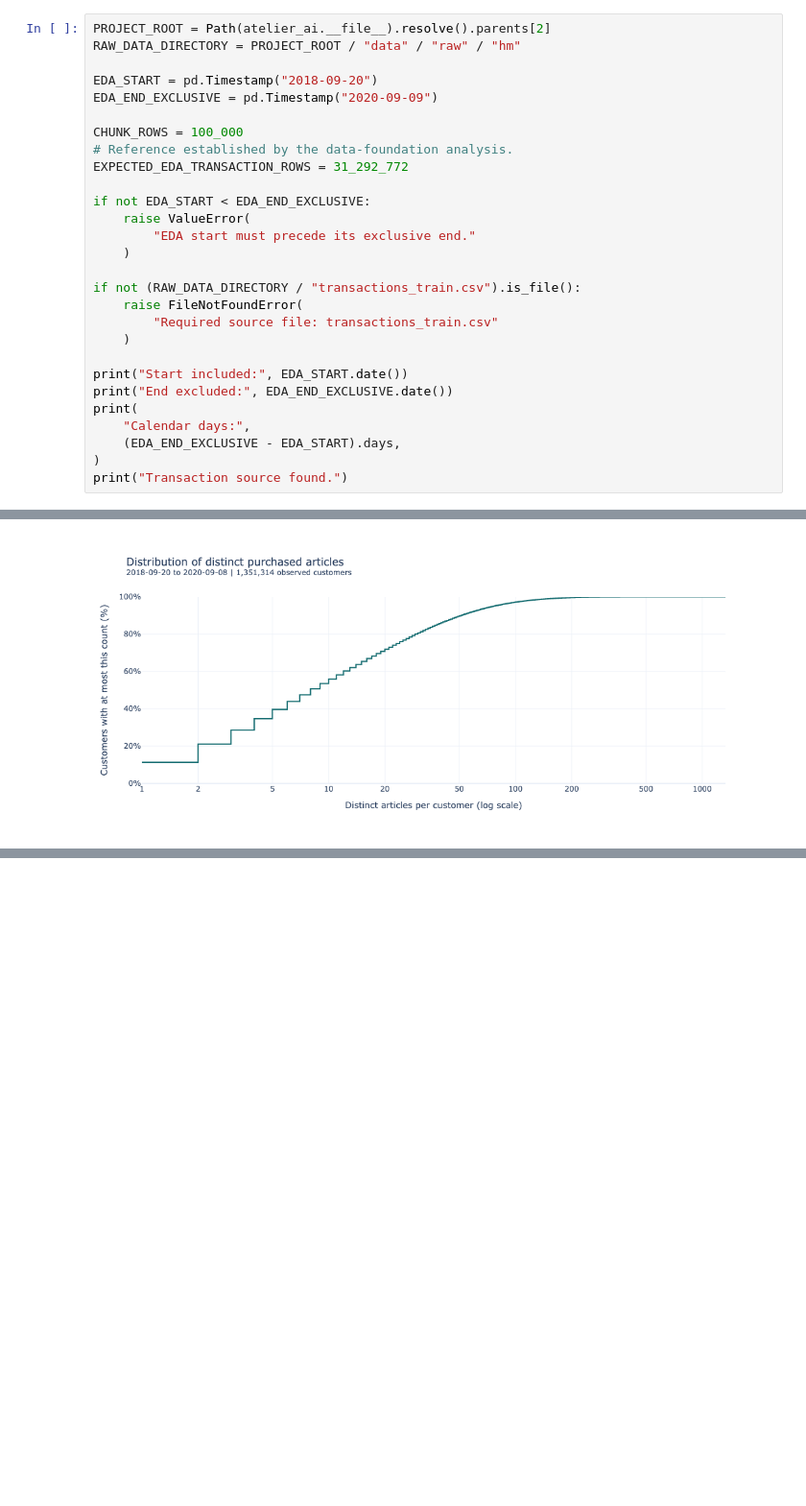
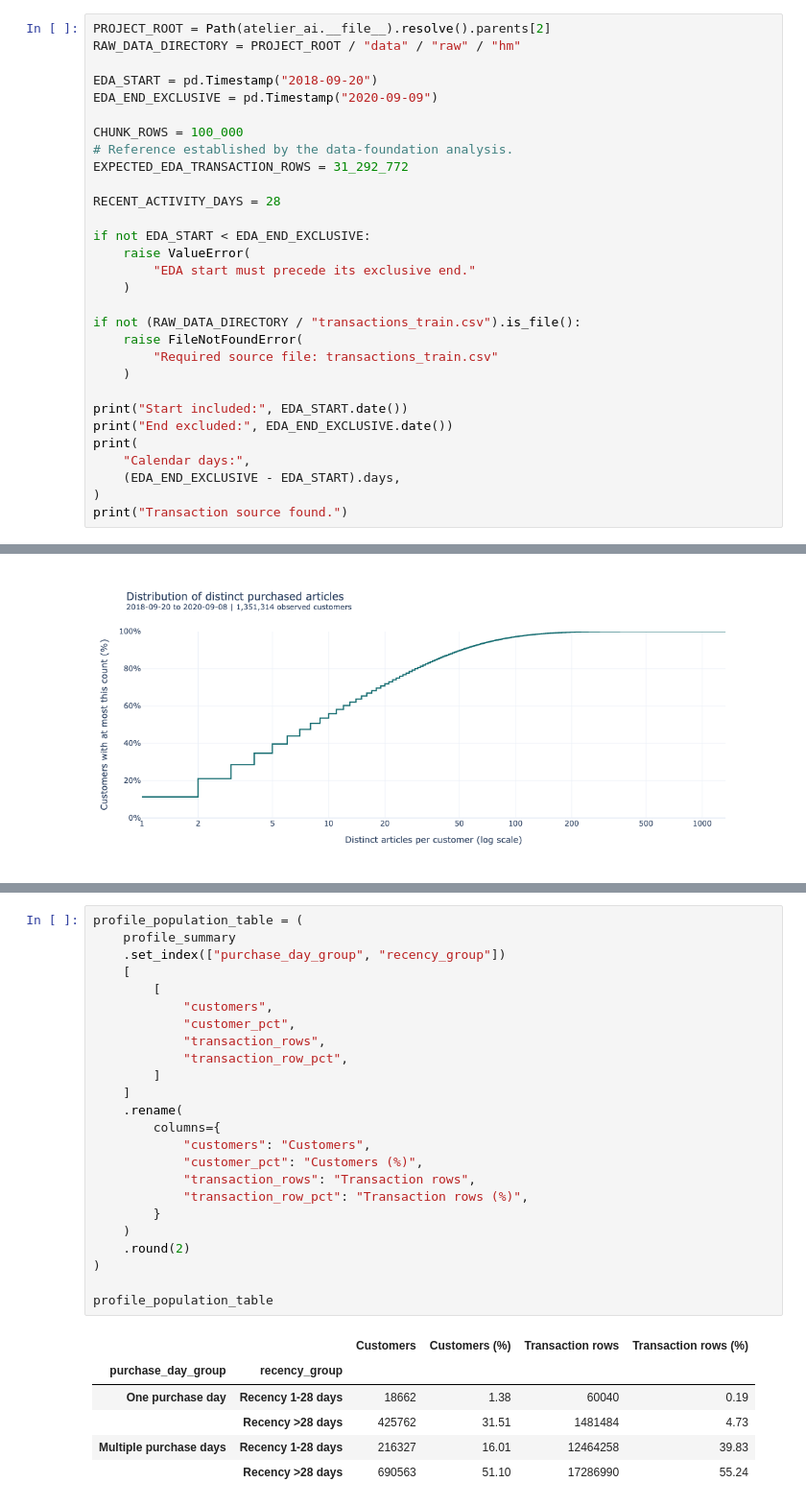
Before and after one commit to Songhai9/atelier-ai-project, a Jupyter notebook: notebooks/behavioral_eda.ipynb, the cells around one changed output, grey strips where cells are left out. Shown at 96% size. Drawn from its saved outputs; the diff is of its cells as text; blank space fills up the shorter version.

Commit message:
Observing measures through groups

```diff
--- a/notebooks/behavioral_eda.ipynb
+++ b/notebooks/behavioral_eda.ipynb
@@ -87,6 +87,8 @@ EDA_END_EXCLUSIVE = pd.Timestamp("2020-09-09")
 CHUNK_ROWS = 100_000
 # Reference established by the data-foundation analysis.
 EXPECTED_EDA_TRANSACTION_ROWS = 31_292_772
+
+RECENT_ACTIVITY_DAYS = 28
 
 if not EDA_START < EDA_END_EXCLUSIVE:
     raise ValueError(
@@ -1597,0 +1789,31 @@ fig.show(
+# %%
+profile_population_table = (
+    profile_summary
+    .set_index(["purchase_day_group", "recency_group"])
+    [
+        [
+            "customers",
+            "customer_pct",
+            "transaction_rows",
+            "transaction_row_pct",
+        ]
+    ]
+    .rename(
+        columns={
+            "customers": "Customers",
+            "customer_pct": "Customers (%)",
+            "transaction_rows": "Transaction rows",
+            "transaction_row_pct": "Transaction rows (%)",
+        }
+    )
+    .round(2)
+)
+
+profile_population_table
+# %% [output]
+|  |  | Customers | Customers (%) | Transaction rows | Transaction rows (%) |
+| purchase_day_group | recency_group |  |  |  |  |
+| One purchase day | Recency 1-28 days | 18662 | 1.38 | 60040 | 0.19 |
+|  | Recency >28 days | 425762 | 31.51 | 1481484 | 4.73 |
+| Multiple purchase days | Recency 1-28 days | 216327 | 16.01 | 12464258 | 39.83 |
+|  | Recency >28 days | 690563 | 51.10 | 17286990 | 55.24 |
```
Also changed, not shown: parts of 8 cells of this notebook.
